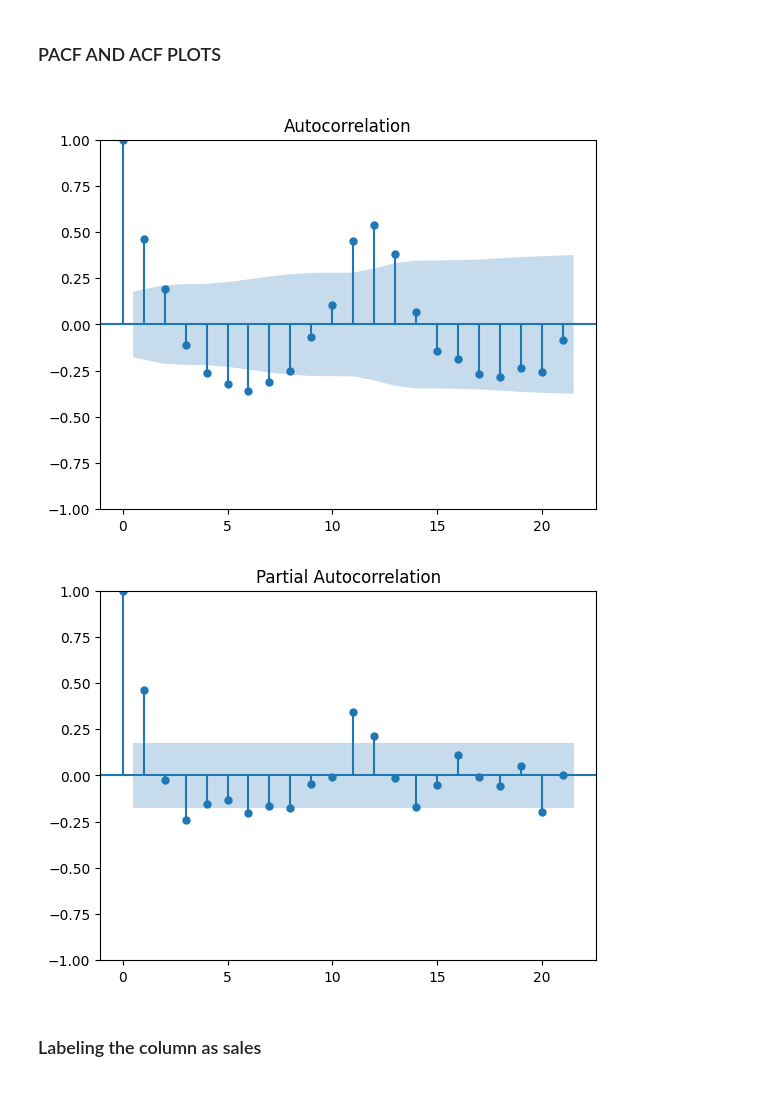
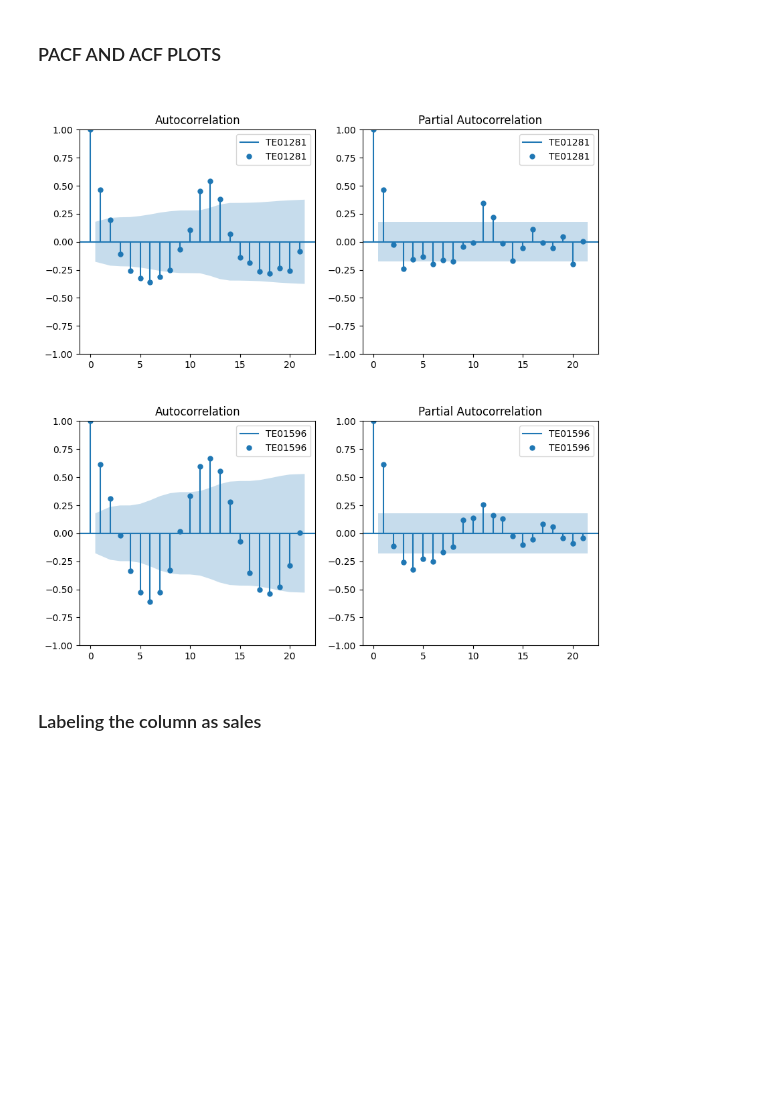
Before and after one commit to perviz822/amazon_stock_price_predictor, a Jupyter notebook: products.ipynb, the cells around one changed output. Drawn from its saved outputs; the diff is of its cells as text; code cells hidden in the pictures; blank space fills up the shorter version.

```diff
--- a/products.ipynb
+++ b/products.ipynb
@@ -97,9 +96,11 @@ print(product_df)
 # %%
 split_percentage = 0.80
 split_index = int(len(product_df) * split_percentage)
+#TE01596
 df_train = product_df.iloc[:split_index]
 df_test = product_df.iloc[split_index:]
-print(df_train)
-print(len(df_test))
+#TE01281
+df_train2 =  product_df_2.iloc[:split_index]
+df_test2 = product_df_2.iloc[split_index:]
 # %% [output]
             Sales
@@ -119,14 +120,25 @@ print(len(df_test))
 31
 # %% [markdown]
 <h3> PACF AND ACF PLOTS <H3>
-# %%
-from statsmodels.graphics.tsaplots import plot_acf, plot_pacf # type: ignore
-plot_acf(df_train)  # To help identify q
-plot_pacf(df_train)  # To help identify p
-plt.show()
-# %% [output]
-[figure, removed]
-[figure, removed]
+# %%
+from statsmodels.graphics.tsaplots import plot_acf, plot_pacf # type: ignore
+fig, axes = plt.subplots(2, 2, figsize=(10, 10))
+#TE01281
+plot_acf(df_train2,ax=axes[0,0],label = 'TE01281')
+plot_pacf(df_train2,ax=axes[0,1],label='TE01281')
+
+#TE01596
+plot_acf(df_train,ax=axes[1,0],label='TE01596')
+plot_pacf(df_train,ax=axes[1,1],label='TE01596')
+
+plt.subplots_adjust(hspace=0.3)
+axes[0,0].legend()
+axes[0,1].legend()
+axes[1,0].legend()
+axes[1,1].legend()
+plt.show()
+# %% [output]
+[figure, added]
 # %% [markdown]
 <h3> Labeling the column as sales <h3>
 # %%
```
Also changed, not shown: parts of 24 cells of this notebook, 1 other file.
